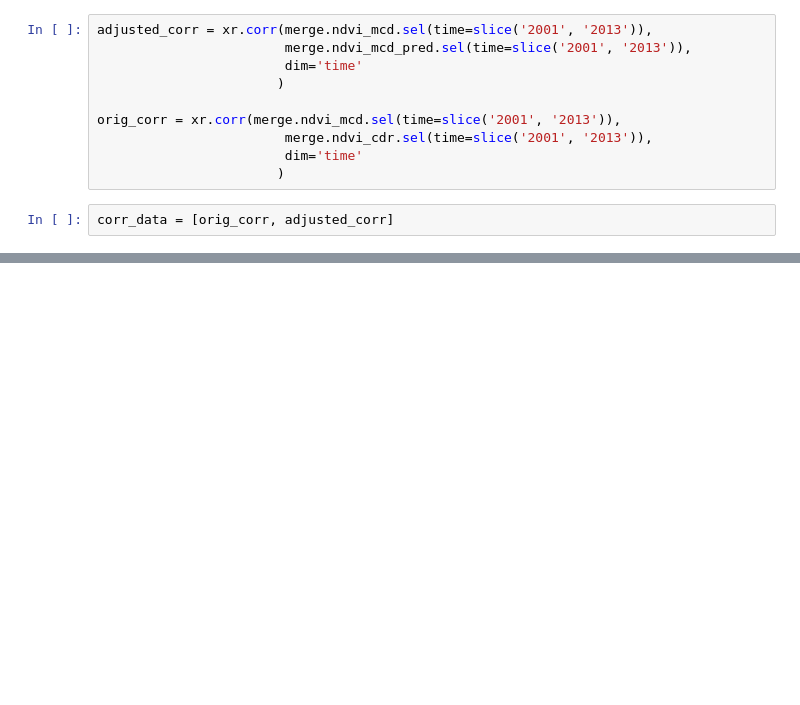
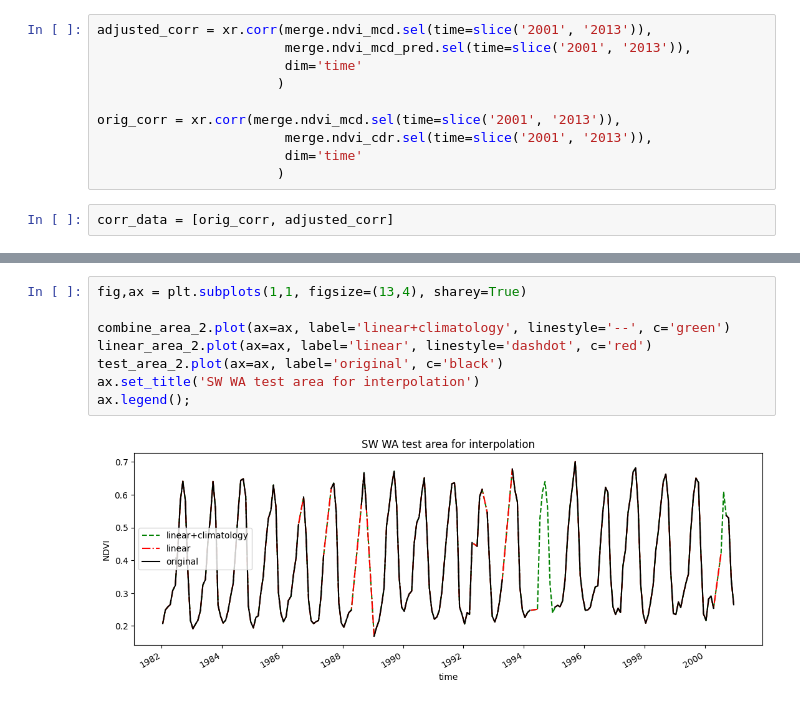
Before and after one commit to cbur24/climate-carbon-interactions, a Jupyter notebook: Harmonization_NDVI_plots.ipynb, the cells around one changed output, grey strips where cells are left out. Cells and saved outputs as stored; diff of their text form; blank space fills up the shorter version.

```diff
--- a/Harmonization_NDVI_plots.ipynb
+++ b/Harmonization_NDVI_plots.ipynb
@@ -159,0 +328,10 @@ fig.colorbar(im, ax=axes.ravel().tolist(), pad=0.01, label='Correlation');
+# %%
+fig,ax = plt.subplots(1,1, figsize=(13,4), sharey=True)
+
+combine_area_2.plot(ax=ax, label='linear+climatology', linestyle='--', c='green')
+linear_area_2.plot(ax=ax, label='linear', linestyle='dashdot', c='red')
+test_area_2.plot(ax=ax, label='original', c='black')
+ax.set_title('SW WA test area for interpolation')
+ax.legend();
+# %% [output]
+[figure, added]
```
Also changed, not shown: parts of 43 cells of this notebook, 2 other files.
